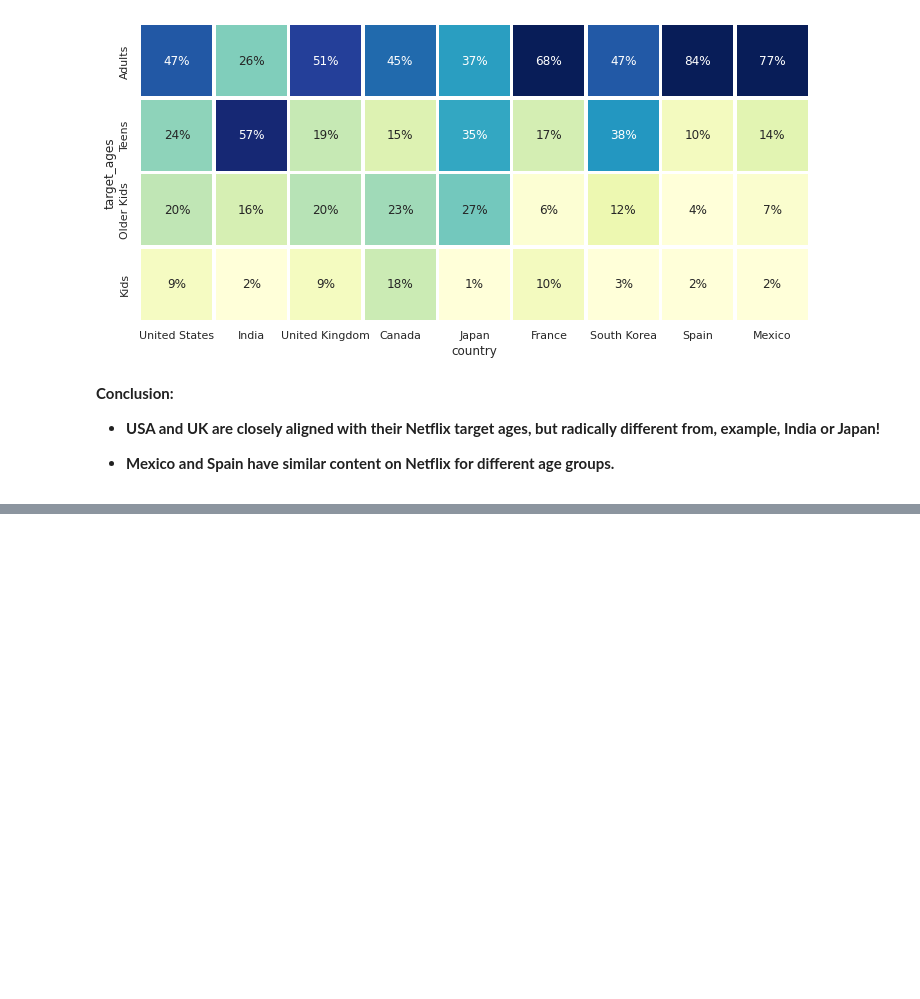
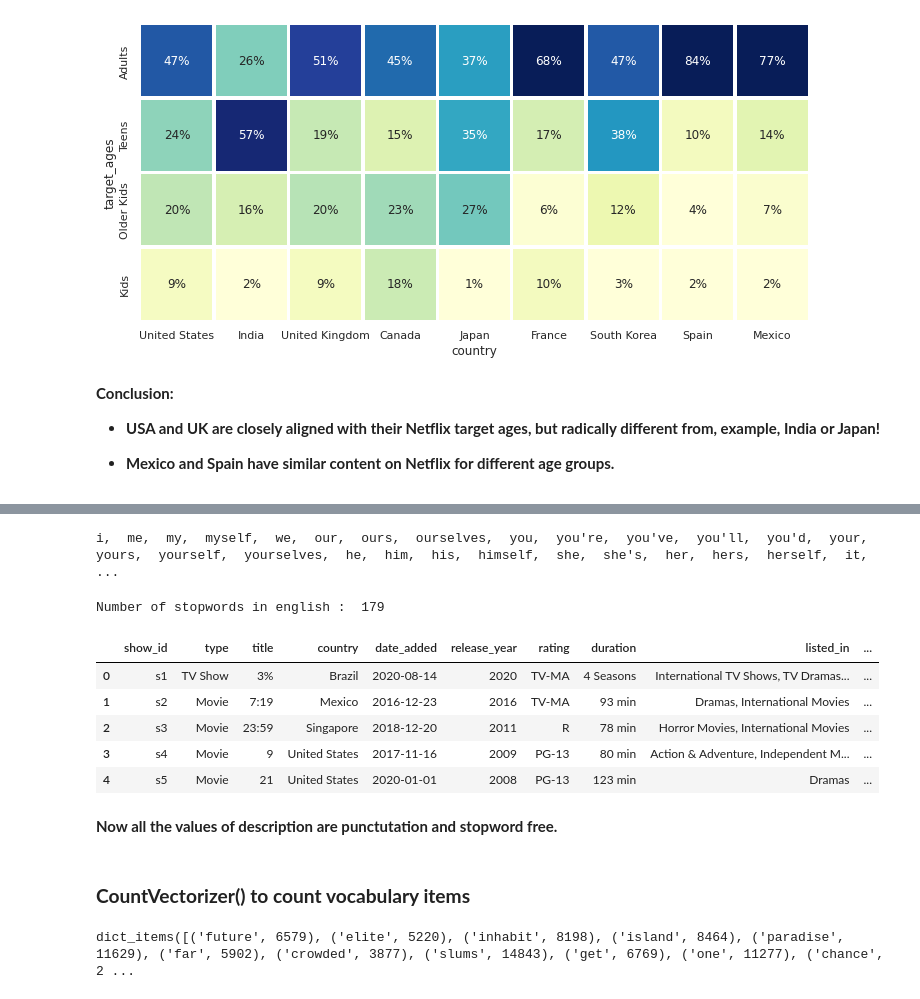
Before and after one commit to kiranahire03/NETFLIX-MOVIES-AND-TV-SHOWS-CLUSTERING, a Jupyter notebook: NETFLIX_MOVIES_AND_TV_SHOWS_CLUSTERING.ipynb, the cells around one changed output, grey strips where cells are left out. Cells and saved outputs as stored; diff of their text form; code cells hidden in the pictures; blank space fills up the shorter version.

```diff
--- a/NETFLIX_MOVIES_AND_TV_SHOWS_CLUSTERING.ipynb
+++ b/NETFLIX_MOVIES_AND_TV_SHOWS_CLUSTERING.ipynb
@@ -449,12 +449,12 @@ plt.show()
 ## **Understanding what type content is available in different countries**
 # %%
 # Preparing data for heatmap
-df['count'] = 1
-data = df.groupby('country')[['country','count']].sum().sort_values(by='count',ascending=False).reset_index()[:10]
+netflix_df['count'] = 1
+data = netflix_df.groupby('country')[['country','count']].sum().sort_values(by='count',ascending=False).reset_index()[:10]
 data = data['country']
 
 
-df_heatmap = df.loc[df['country'].isin(data)]
+df_heatmap = netflix_df.loc[netflix_df['country'].isin(data)]
 df_heatmap = pd.crosstab(df_heatmap['country'],df_heatmap['target_ages'],normalize = "index").T
 df_heatmap
 # %% [output]
@@ -486,0 +498,3 @@ plt.show()
+# %%
+netflix_df.drop(['target_ages', 'cast_name', 'count','cast'],axis=1, inplace=True)
+netflix_df.head(3)
@@ -486,0 +557,34 @@ plt.show()
+# %%
+# extracting the stopwords from nltk library
+sw = nltk.corpus.stopwords.words('english')
+# displaying the stopwords
+for i in sw:
+  print(i , end=',  ')
+# %% [output]
+i,  me,  my,  myself,  we,  our,  ours,  ourselves,  you,  you're,  you've,  you'll,  you'd,  your,  yours,  yourself,  yourselves,  he,  him,  his,  himself,  she,  she's,  her,  hers,  herself,  it, ...
+# %%
+print("Number of stopwords in english : ", len(sw))
+# %% [output]
+Number of stopwords in english :  179
+# %%
+def remove_stopwords(text):
+    '''a function for removing the stopword'''
+    # removing the stop words and lowercasing the selected words
+    #Method 1
+    text1 = [word.lower() for word in text.split() if word.lower() not in sw]
+    # joining the list of words with space separator
+    return " ".join(text1)
+# %%
+netflix_df['description'] = netflix_df['description'].apply( remove_stopwords )
+netflix_df.head()
+# %% [output]
+|  | show_id | type | title | country | date_added | release_year | rating | duration | listed_in | ... |
+| 0 | s1 | TV Show | 3% | Brazil | 2020-08-14 | 2020 | TV-MA | 4 Seasons | International TV Shows, TV Dramas... | ... |
+| 1 | s2 | Movie | 7:19 | Mexico | 2016-12-23 | 2016 | TV-MA | 93 min | Dramas, International Movies | ... |
+| 2 | s3 | Movie | 23:59 | Singapore | 2018-12-20 | 2011 | R | 78 min | Horror Movies, International Movies | ... |
+| 3 | s4 | Movie | 9 | United States | 2017-11-16 | 2009 | PG-13 | 80 min | Action & Adventure, Independent M... | ... |
+| 4 | s5 | Movie | 21 | United States | 2020-01-01 | 2008 | PG-13 | 123 min | Dramas | ... |
+# %% [markdown]
+**Now all the values of description are punctutation and stopword free.**
+# %% [markdown]
+### **CountVectorizer() to count vocabulary items**
@@ -486,0 +598,4 @@ plt.show()
+# %%
+dictionary
+# %% [output]
+dict_items([('future', 6579), ('elite', 5220), ('inhabit', 8198), ('island', 8464), ('paradise', 11629), ('far', 5902), ('crowded', 3877), ('slums', 14843), ('get', 6769), ('one', 11277), ('chance', 2 ...
```
Also changed, not shown: parts of 71 cells of this notebook.
